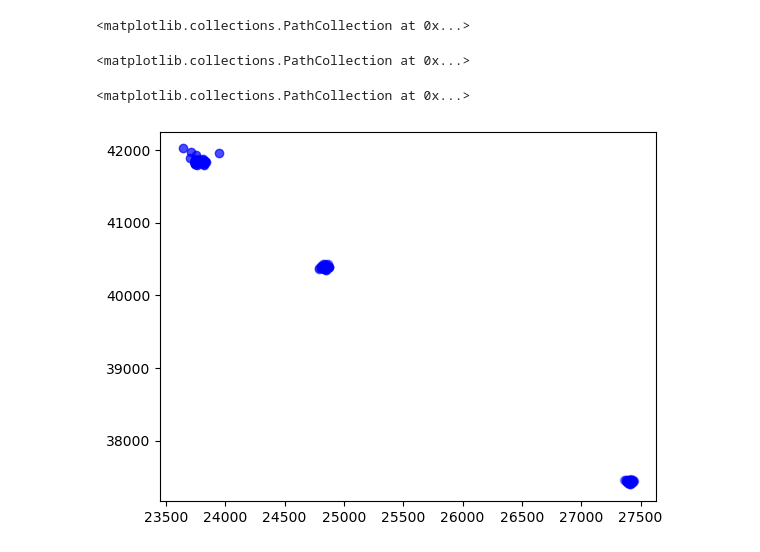
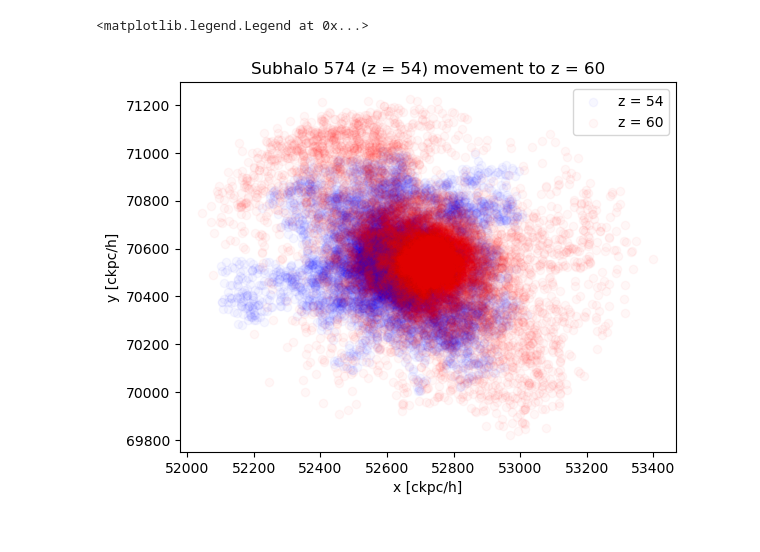
Before and after one commit to diodeamy/Thesis, a Jupyter notebook: code/massMovementsMultipleRedshifts.ipynb, the cells around one changed output. Drawn from its saved outputs; the diff is of its cells as text; code cells hidden in the pictures.

```diff
--- a/code/massMovementsMultipleRedshifts.ipynb
+++ b/code/massMovementsMultipleRedshifts.ipynb
@@ -23,9 +25,10 @@ def get_coordinates_for_particleIDs(data, particle_ids):
 # %%
 base_path = "/Users/users/nastase/PROJECT/"
 # %%
-subhaloes_54 = il.snapshot.loadSubhalo(base_path, 54, 574, 'DM')
+subhaloes_54 = il.snapshot.loadSubhalo(base_path, 54, 13, 'DM')
 part_IDs = subhaloes_54['ParticleIDs']
 coordinates_54 = subhaloes_54['Coordinates']
-coords_IDs_98 = il.snapshot.loadSubset(base_path, 98,'dm', ['Coordinates', 'ParticleIDs'])
-coords_IDs_135 = il.snapshot.loadSubset(base_path, 135, 'dm', ['Coordinates', 'ParticleIDs'])
+coords_IDs_56 = il.snapshot.loadSubset(base_path, 56,'dm', ['Coordinates', 'ParticleIDs'])
+coords_IDs_58 = il.snapshot.loadSubset(base_path, 58, 'dm', ['Coordinates', 'ParticleIDs'])
+coords_IDs_60 = il.snapshot.loadSubset(base_path, 60, 'dm', ['Coordinates', 'ParticleIDs'])
 # %%
@@ -35,11 +38,19 @@ coordinates_135 = get_coordinates_for_particleIDs(coords_IDs_135, part_IDs)
+# %%
+coordinates_60 = get_coordinates_for_particleIDs(coords_IDs_60, part_IDs)
 # %%
 fig, ax = plt.subplots()
 
-ax.scatter(coordinates_54[:,0], coordinates_54[:,1], c='blue', alpha=0.3, label='z = 5')
-ax.scatter(coordinates_98[:,0], coordinates_98[:,1], c='blue', alpha=0.5, label='z = 5')
-ax.scatter(coordinates_135[:,0], coordinates_135[:,1], c='blue', alpha=0.7, label='z = 5')
+ax.scatter(coordinates_54[:,0], coordinates_54[:,1], c='blue', alpha=0.03, label='z = 54')
+# ax.scatter(coordinates_56[:,0], coordinates_56[:,1], c='blue', alpha=0.5, label='z = 56')
+# ax.scatter(coordinates_58[:,0], coordinates_58[:,1], c='blue', alpha=0.7, label='z = 58')
+ax.scatter(coordinates_60[:,0], coordinates_60[:,1], c='red', alpha=0.03, label='z = 60')
+plt.title('Subhalo 574 (z = 54) movement to z = 60')
+plt.xlabel('x [ckpc/h]')
+plt.ylabel('y [ckpc/h]')
+# plt.xlim([52600,52800])
+# plt.ylim([70400,70600])
+
+plt.legend()
 # %% [output]
-<matplotlib.collections.PathCollection at 0x...>
+<matplotlib.legend.Legend at 0x...>
-<matplotlib.collections.PathCollection at 0x...>
-<matplotlib.collections.PathCollection at 0x...>
-[figure, old version]
+[figure, new version]
```
Also changed, not shown: parts of 6 cells of this notebook, 1 other file.
